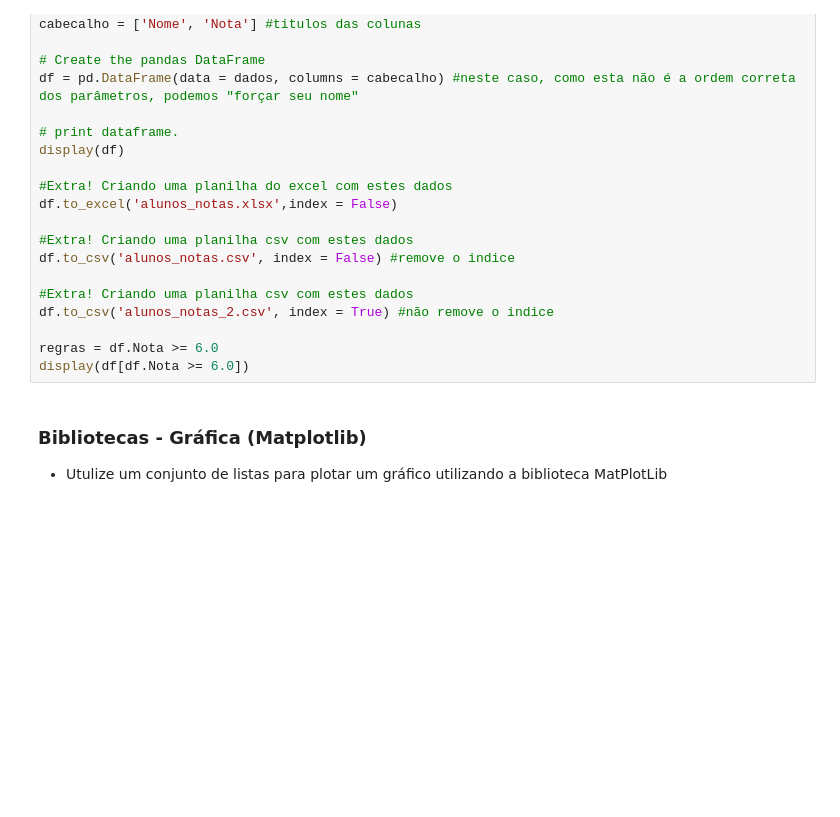
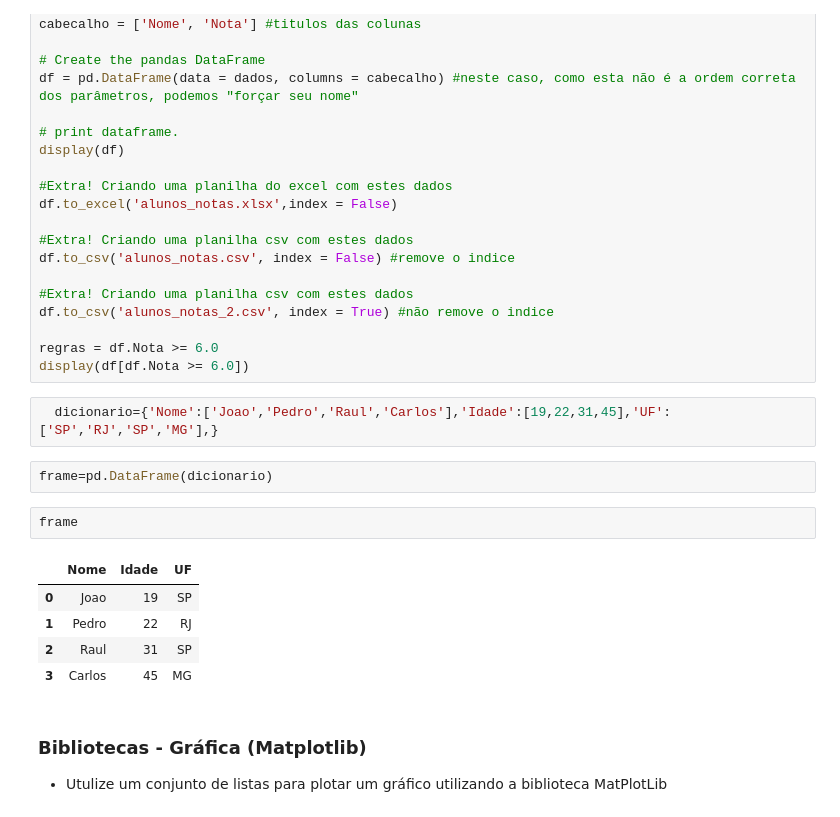
Before and after one commit to raulsa15/design, a Jupyter notebook: Revisao.ipynb, the cells around one changed output. Drawn from its saved outputs; the diff is of its cells as text; blank space fills up the shorter version.

```diff
--- a/Revisao.ipynb
+++ b/Revisao.ipynb
@@ -565,6 +597,18 @@ df.to_csv('alunos_notas_2.csv', index = True) #não remove o indice
 
 regras = df.Nota >= 6.0
 display(df[df.Nota >= 6.0])
+# %%
+  dicionario={'Nome':['Joao','Pedro','Raul','Carlos'],'Idade':[19,22,31,45],'UF':['SP','RJ','SP','MG'],}
+# %%
+frame=pd.DataFrame(dicionario)
+# %%
+frame
+# %% [output]
+|  | Nome | Idade | UF |
+| 0 | Joao | 19 | SP |
+| 1 | Pedro | 22 | RJ |
+| 2 | Raul | 31 | SP |
+| 3 | Carlos | 45 | MG |
 # %% [markdown]
 ### Bibliotecas - Gráfica (Matplotlib)
 
```
Also changed, not shown: parts of 6 cells of this notebook.
